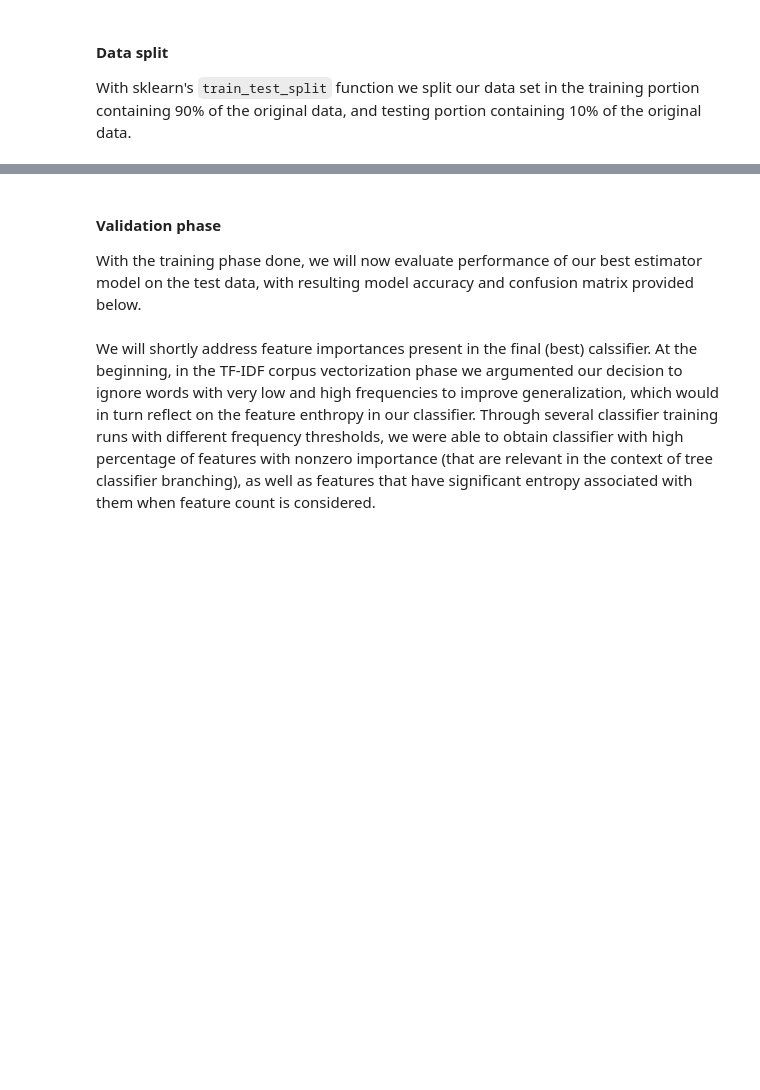
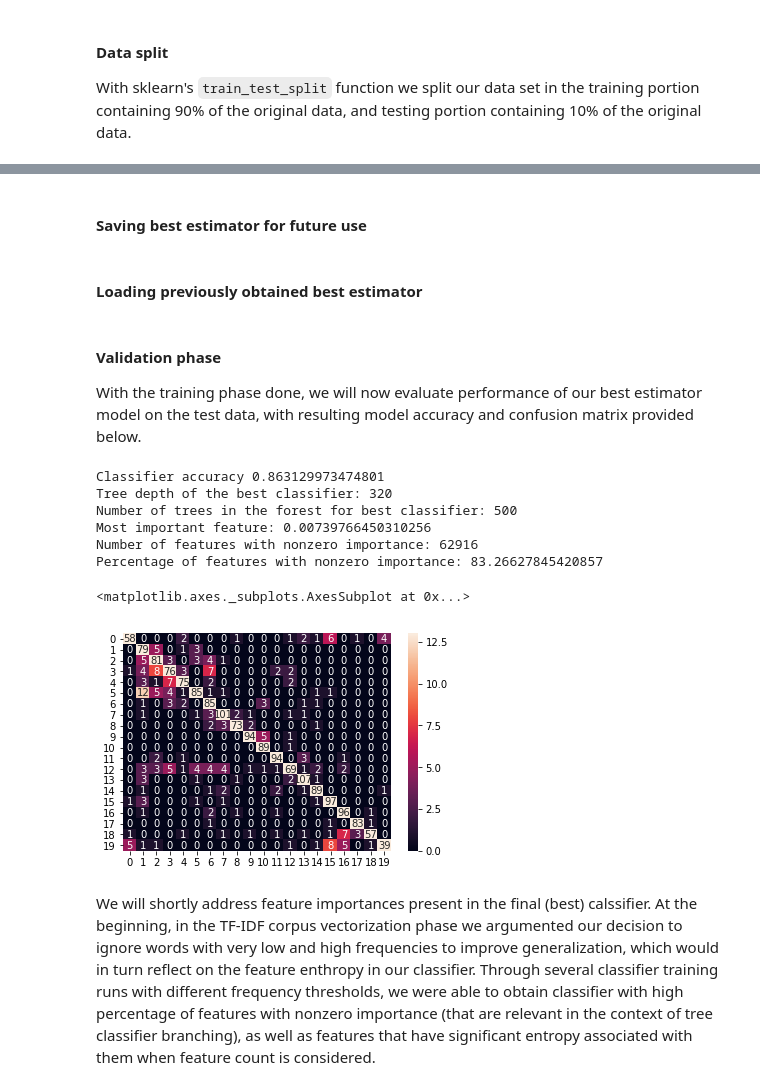
Before and after one commit to zenhaeus/cs-401, a Jupyter notebook: 04 - Applied ML/Homework-04.ipynb, the cells around one changed output, grey strips where cells are left out. Drawn from its saved outputs; the diff is of its cells as text; code cells hidden in the pictures; blank space fills up the shorter version.

```diff
--- a/04 - Applied ML/Homework-04.ipynb
+++ b/04 - Applied ML/Homework-04.ipynb
@@ -477,7 +481,7 @@ tfidf_matrix
 
 With sklearn's `train_test_split` function we split our data set in the training portion containing 90% of the original data, and testing portion containing 10% of the original data.
 # %%
-X, X_test, y, y_test = train_test_split(Tfidf_matrix, newsgroups.target, test_size=0.10, random_state=55)
+X, X_test, y, y_test = train_test_split(tfidf_matrix, news_groups.target, test_size=0.10, random_state=55)
 # %% [markdown]
 We will not further split our training data to obtain validation set, because we will leverage sklearn's `GridSearchCV`.
 
@@ -509,20 +517,39 @@ rfc.fit(X,y)
+# %% [markdown]
+#### Saving best estimator for future use
+# %%
+with open('best_estimator.pkl', 'wb') as fp:
+    pickle.dump(CV_rfc.best_estimator_, fp)
+# %% [markdown]
+#### Loading previously obtained best estimator
+# %%
+with open('best_estimator.pkl', 'rb') as fp:
+    best_estimator = pickle.load(fp)
 # %% [markdown]
 #### Validation phase
 
 With the training phase done, we will now evaluate performance of our best estimator model on the test data, with resulting model accuracy and confusion matrix provided below.
 # %%
-y_pred = CV_rfc.predict(X_test)
+y_pred = best_estimator.predict(X_test)
 accuracy = 1 - np.sum(y_test != y_pred) / len(y_test)
-feat_imp = rfc.feature_importances_
+feat_imp = best_estimator.feature_importances_
 
 print("Classifier accuracy {0}".format(accuracy))
-print("Tree depth of the best classifier: {0}".format(rfc.max_depth))
-print("Number of trees in the forest for best classifier: {0}".format(rfc.n_estimators))
+print("Tree depth of the best classifier: {0}".format(best_estimator.max_depth))
+print("Number of trees in the forest for best classifier: {0}".format(best_estimator.n_estimators))
 print("Most important feature: {0}".format(np.max(feat_imp)))
 print("Number of features with nonzero importance: {0}".format(np.count_nonzero(feat_imp)))
 print("Percentage of features with nonzero importance: {0}".format(np.count_nonzero(feat_imp)/len(feat_imp)*100))
 
 cm = confusion_matrix(y_true=y_test, y_pred=y_pred, labels=None, sample_weight=None)
 sns.heatmap(cm, annot=True, fmt="d", vmax=13, vmin=0)
+# %% [output]
+Classifier accuracy 0.863129973474801
+Tree depth of the best classifier: 320
+Number of trees in the forest for best classifier: 500
+Most important feature: 0.00739766450310256
+Number of features with nonzero importance: 62916
+Percentage of features with nonzero importance: 83.26627845420857
+<matplotlib.axes._subplots.AxesSubplot at 0x...>
+[figure, added]
 # %% [markdown]
 We will shortly address feature importances present in the final (best) calssifier. At the beginning, in the TF-IDF corpus vectorization phase we argumented our decision to ignore words with very low and high frequencies to improve generalization, which would in turn reflect on the feature enthropy in our classifier. Through several classifier training runs with different frequency thresholds, we were able to obtain classifier with high percentage of features with nonzero importance (that are relevant in the context of tree classifier branching), as well as features that have significant entropy associated with them when feature count is considered.
```
Also changed, not shown: parts of 7 cells of this notebook, 1 other file.
